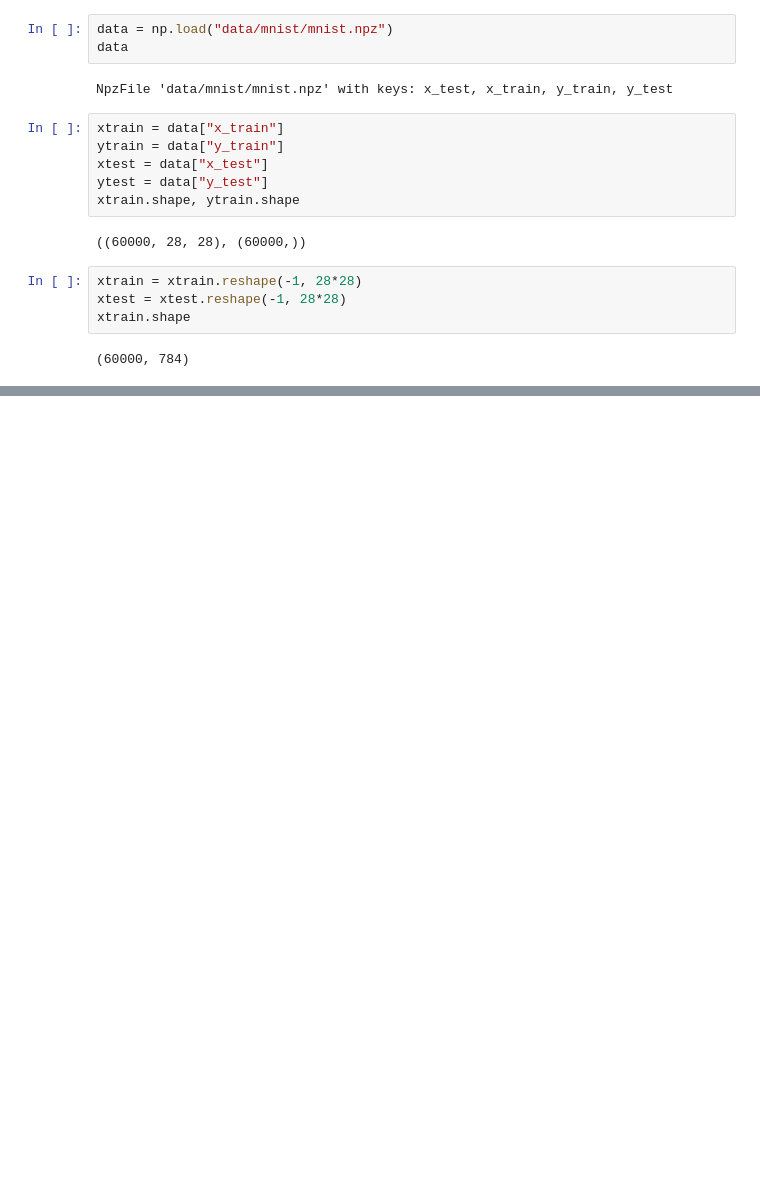
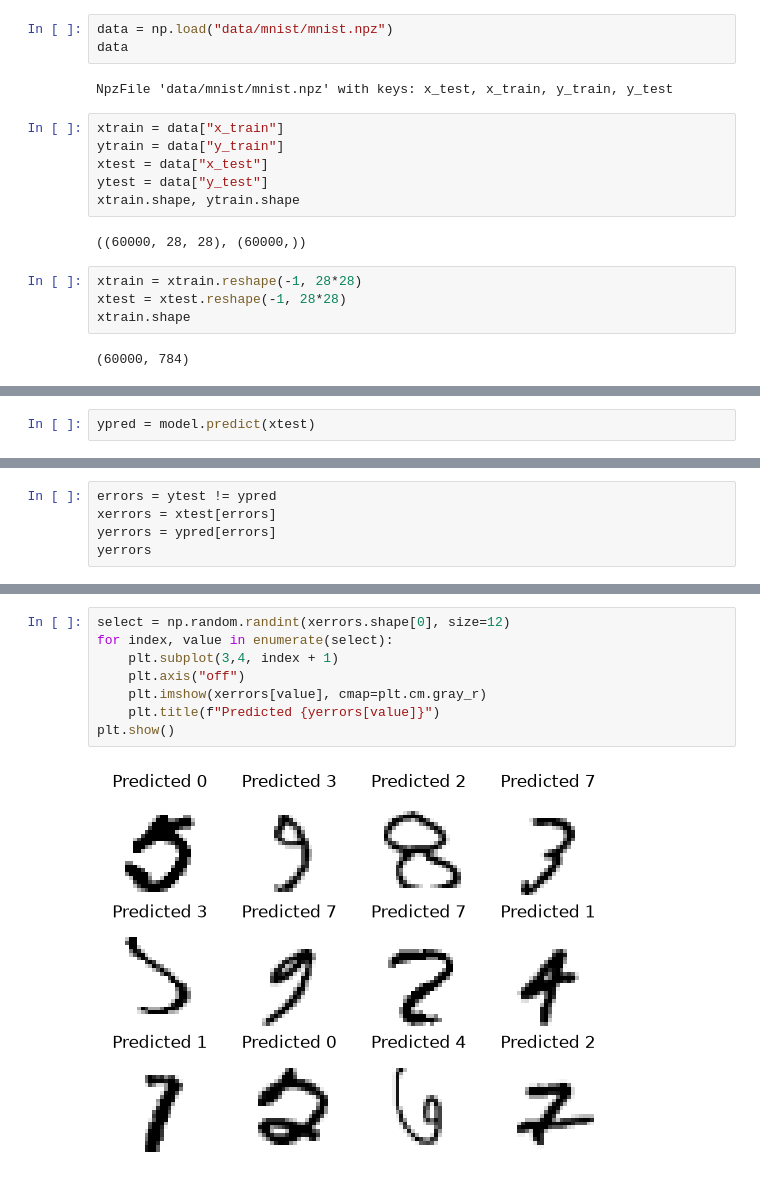
Before and after one commit to cyrilvincent/ML, a Jupyter notebook: tp_mnist.ipynb, the cells around one changed output, grey strips where cells are left out. Saved outputs shown, nothing was run; the diff lists cells and outputs as text; blank space fills up the shorter version.

```diff
--- a/tp_mnist.ipynb
+++ b/tp_mnist.ipynb
@@ -37,0 +40,2 @@ xtest = xtest.reshape(-1, 28, 28)
+# %%
+ypred = model.predict(xtest)
@@ -46,0 +59,5 @@ plt.show()
+# %%
+errors = ytest != ypred
+xerrors = xtest[errors]
+yerrors = ypred[errors]
+yerrors
@@ -46,0 +79,10 @@ plt.show()
+# %%
+select = np.random.randint(xerrors.shape[0], size=12)
+for index, value in enumerate(select):
+    plt.subplot(3,4, index + 1)
+    plt.axis("off")
+    plt.imshow(xerrors[value], cmap=plt.cm.gray_r)
+    plt.title(f"Predicted {yerrors[value]}")
+plt.show()
+# %% [output]
+[figure, added]
```
Also changed, not shown: parts of 7 cells of this notebook.
